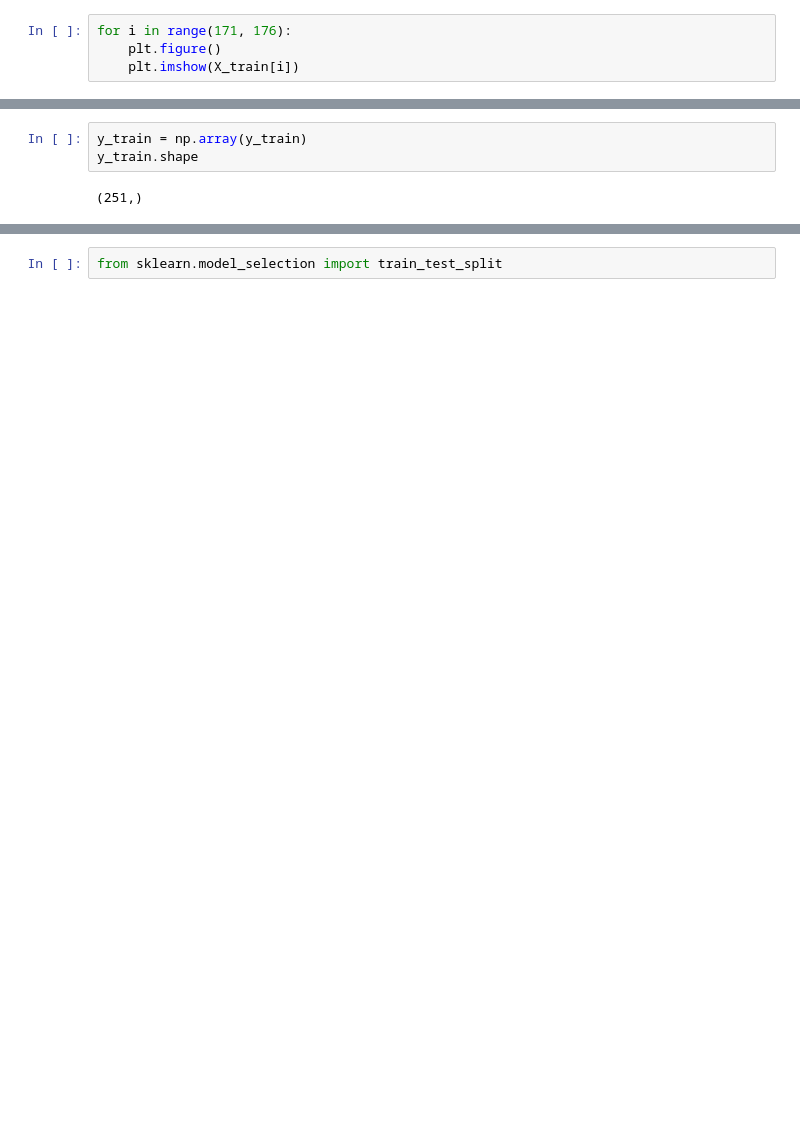
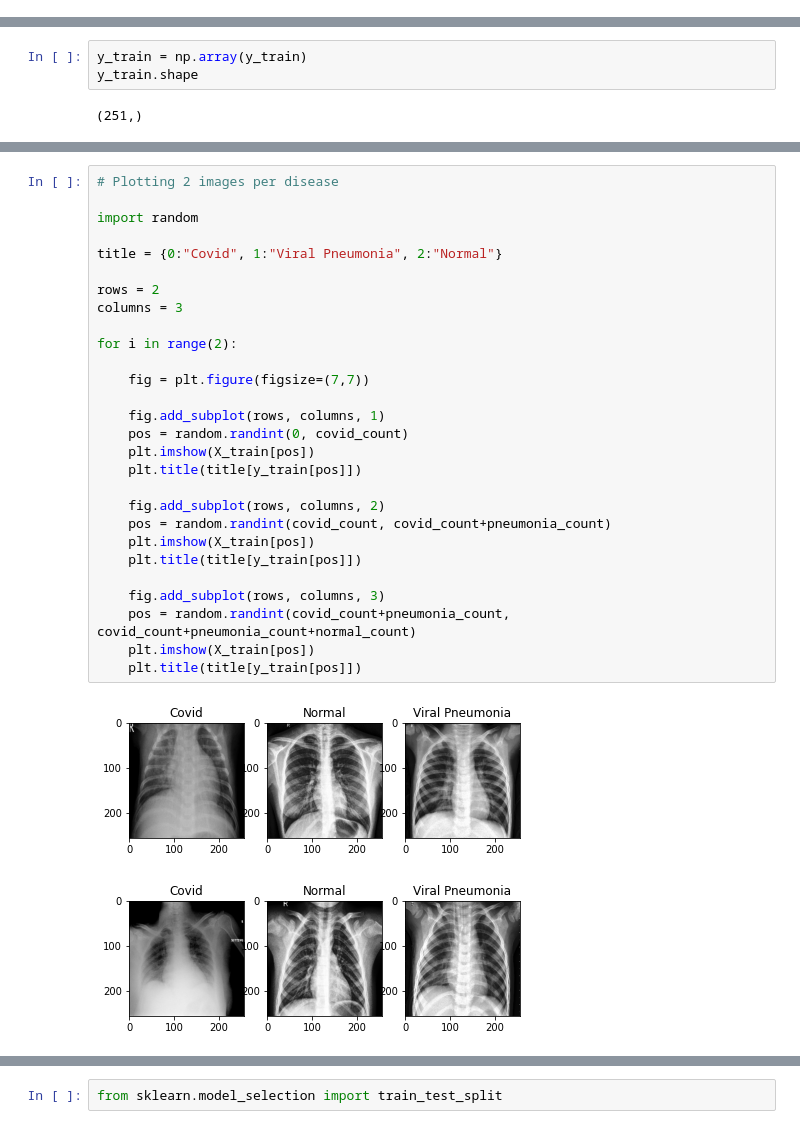
Before and after one commit to kanakmi/Delta-Diagnose, a Jupyter notebook: Model Training/Notebook.ipynb, the cells around one changed output, grey strips where cells are left out. Cells and saved outputs as stored; diff of their text form; blank space fills up the shorter version.

```diff
--- a/Model Training/Notebook.ipynb
+++ b/Model Training/Notebook.ipynb
@@ -93,4 +35,0 @@ normal_test_count
-# %%
-for i in range(171, 176):
-    plt.figure()
-    plt.imshow(X_train[i])
@@ -137,0 +72,31 @@ array([[1., 0., 0.],
+# %%
+# Plotting 2 images per disease
+
+import random
+
+title = {0:"Covid", 1:"Viral Pneumonia", 2:"Normal"}
+
+rows = 2
+columns = 3
+
+for i in range(2):
+
+    fig = plt.figure(figsize=(7,7))
+
+    fig.add_subplot(rows, columns, 1)
+    pos = random.randint(0, covid_count)
+    plt.imshow(X_train[pos])
+    plt.title(title[y_train[pos]])
+
+    fig.add_subplot(rows, columns, 2)
+    pos = random.randint(covid_count, covid_count+pneumonia_count)
+    plt.imshow(X_train[pos])
+    plt.title(title[y_train[pos]])
+
+    fig.add_subplot(rows, columns, 3)
+    pos = random.randint(covid_count+pneumonia_count, covid_count+pneumonia_count+normal_count)
+    plt.imshow(X_train[pos])
+    plt.title(title[y_train[pos]])
+# %% [output]
+[figure, added]
+[figure, added]
```
Also changed, not shown: parts of 63 cells of this notebook.
